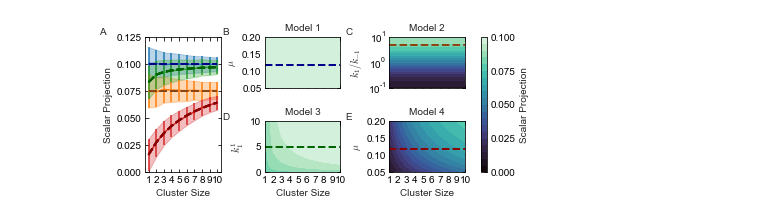
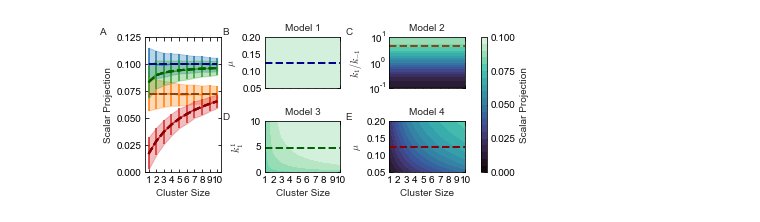
Before and after one commit to zmurchok/par-protein-transport-model, a Jupyter notebook: Fig5.ipynb, the cells around one changed output. Saved outputs shown, nothing was run; the diff lists cells and outputs as text; code cells hidden in the pictures.

```diff
--- a/Fig5.ipynb
+++ b/Fig5.ipynb
@@ -84,7 +61,7 @@ kon1 = paramSets[:,3]
 koff = 1
 
 pe, sp, velos, size, disp, state = zip(*out)
-pars_arr = np.array(pars)
+pars_arr = paramSets
 colors = ['C0','C1','C2','C3']
 
 M = 10
@@ -187,31 +164,31 @@ ax.axhline(y=np.mean(kon1),ls='--',lw=2,color='darkgreen')
 ax = axes[1,1]
 xx,yy = np.meshgrid(x,mu_range)
 ax.set_xlabel('Cluster Size')
 ax.set_ylabel('$\mu$')
 ax.set_xticks(x)
 ax.set_ylim((mu_range[0],mu_range[-1]))
 ax.set_yticks(mu_range[::8])
 ax.set_title('Model 4', fontsize=10)
 e = ax.contourf(xx,yy,0.1*velocity_fluid_drag(xx,yy),cmap=sns.color_palette("mako", as_cmap=True),levels=np.linspace(0,0.1,num_levels))
 ax.axhline(y=np.mean(mu),ls='--',lw=2,color='darkred')
 
 cbar = fig.colorbar(b, ax=axes, shrink=1)
 cbar.ax.set_ylabel('Scalar Projection')
 cbar.set_ticks(np.linspace(0,0.1,num_levels)[::5])
 
 fig.canvas.draw()
 bboxB = axes[0,0].get_tightbbox(fig.canvas.get_renderer())
 fig.text(bboxB.x0, bboxB.y1, 'B', transform=None,va='top')
 bboxC = axes[0,1].get_tightbbox(fig.canvas.get_renderer())
 fig.text(bboxC.x0, bboxC.y1, 'C', transform=None,va='top')
 
 bboxD = axes[1,0].get_tightbbox(fig.canvas.get_renderer())
 fig.text(bboxB.x0, bboxD.y1, 'D', transform=None,va='top')
 
 fig.text(bboxC.x0, bboxD.y1, 'E', transform=None,va='top')
 
 bboxA = axbig.get_tightbbox(fig.canvas.get_renderer())
 fig.text(bboxA.x0, bboxB.y1, 'A', transform=None,va='top')
 fig.savefig('figures/Fig5.pdf',format='pdf')
 # %% [output]
-[figure, old version]
+[figure, new version]
```
Also changed, not shown: parts of 4 cells of this notebook, 1 other file.
